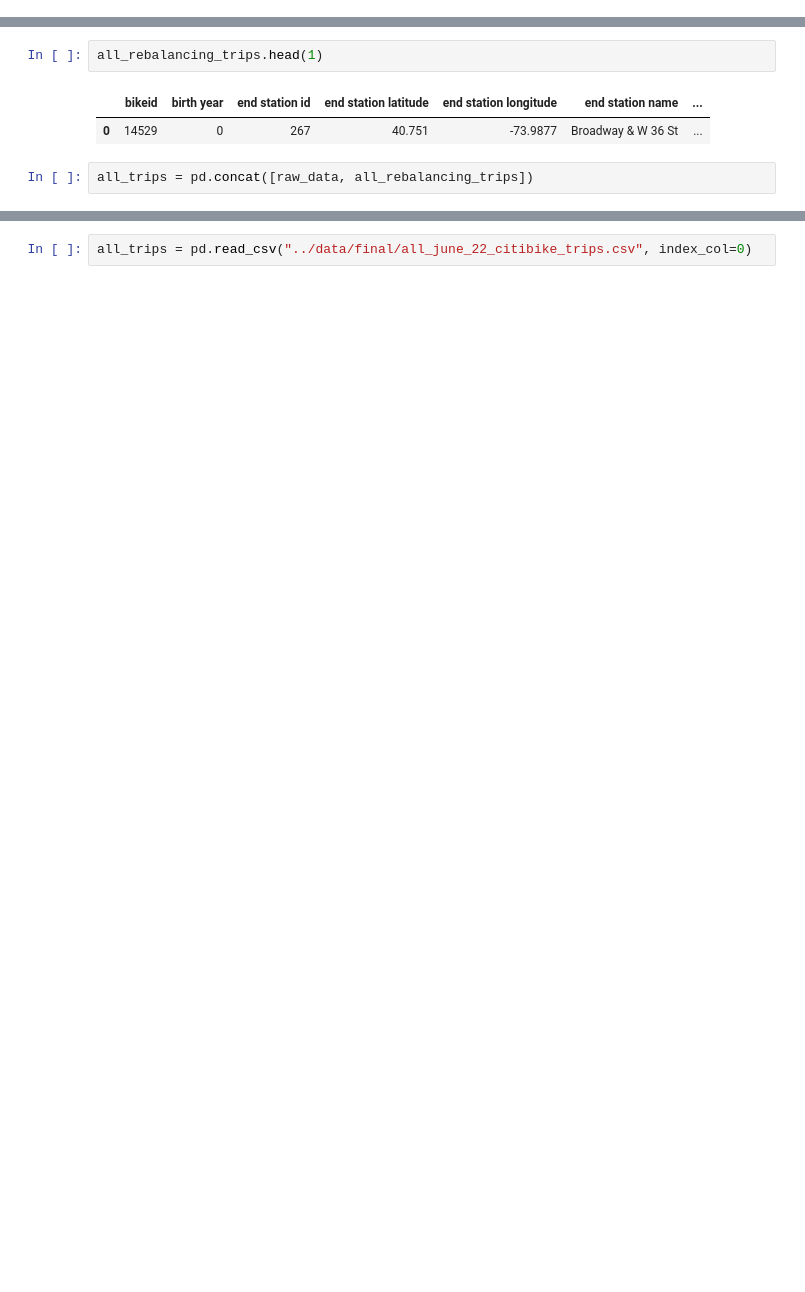
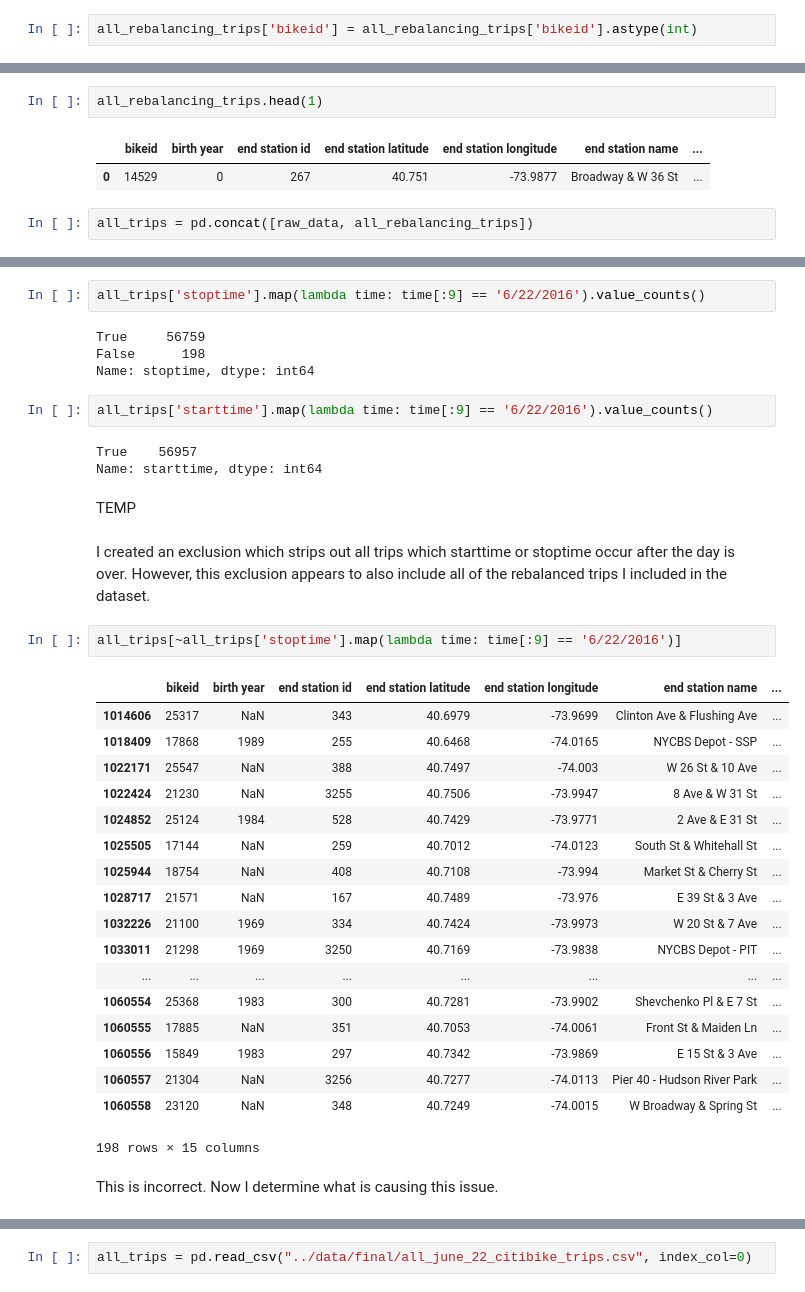
Before and after one commit to ResidentMario/citibike, a Jupyter notebook: notebooks/06—Generating Final Dataset for Processing.ipynb, the cells around one changed output, grey strips where cells are left out. Cells and saved outputs as stored; diff of their text form; blank space fills up the shorter version.

```diff
--- a/notebooks/06—Generating Final Dataset for Processing.ipynb
+++ b/notebooks/06—Generating Final Dataset for Processing.ipynb
@@ -150,0 +349,2 @@ raw_data.head(1)
+# %%
+all_rebalancing_trips['bikeid'] = all_rebalancing_trips['bikeid'].astype(int)
@@ -163,0 +391,38 @@ len(all_trips)
+# %%
+all_trips['stoptime'].map(lambda time: time[:9] == '6/22/2016').value_counts()
+# %% [output]
+True     56759
+False      198
+Name: stoptime, dtype: int64
+# %%
+all_trips['starttime'].map(lambda time: time[:9] == '6/22/2016').value_counts()
+# %% [output]
+True    56957
+Name: starttime, dtype: int64
+# %% [markdown]
+TEMP
+# %% [markdown]
+I created an exclusion which strips out all trips which starttime or stoptime occur after the day is over. However, this exclusion appears to also include all of the rebalanced trips I included in the dataset.
+# %%
+all_trips[~all_trips['stoptime'].map(lambda time: time[:9] == '6/22/2016')]
+# %% [output]
+|  | bikeid | birth year | end station id | end station latitude | end station longitude | end station name | ... |
+| 1014606 | 25317 | NaN | 343 | 40.6979 | -73.9699 | Clinton Ave & Flushing Ave | ... |
+| 1018409 | 17868 | 1989 | 255 | 40.6468 | -74.0165 | NYCBS Depot - SSP | ... |
+| 1022171 | 25547 | NaN | 388 | 40.7497 | -74.003 | W 26 St & 10 Ave | ... |
+| 1022424 | 21230 | NaN | 3255 | 40.7506 | -73.9947 | 8 Ave & W 31 St | ... |
+| 1024852 | 25124 | 1984 | 528 | 40.7429 | -73.9771 | 2 Ave & E 31 St | ... |
+| 1025505 | 17144 | NaN | 259 | 40.7012 | -74.0123 | South St & Whitehall St | ... |
+| 1025944 | 18754 | NaN | 408 | 40.7108 | -73.994 | Market St & Cherry St | ... |
+| 1028717 | 21571 | NaN | 167 | 40.7489 | -73.976 | E 39 St & 3 Ave | ... |
+| 1032226 | 21100 | 1969 | 334 | 40.7424 | -73.9973 | W 20 St & 7 Ave | ... |
+| 1033011 | 21298 | 1969 | 3250 | 40.7169 | -73.9838 | NYCBS Depot - PIT | ... |
+| ... | ... | ... | ... | ... | ... | ... | ... |
+| 1060554 | 25368 | 1983 | 300 | 40.7281 | -73.9902 | Shevchenko Pl & E 7 St | ... |
+| 1060555 | 17885 | NaN | 351 | 40.7053 | -74.0061 | Front St & Maiden Ln | ... |
+| 1060556 | 15849 | 1983 | 297 | 40.7342 | -73.9869 | E 15 St & 3 Ave | ... |
+| 1060557 | 21304 | NaN | 3256 | 40.7277 | -74.0113 | Pier 40 - Hudson River Park | ... |
+| 1060558 | 23120 | NaN | 348 | 40.7249 | -74.0015 | W Broadway & Spring St | ... |
+198 rows × 15 columns
+# %% [markdown]
+This is incorrect. Now I determine what is causing this issue.
```
Also changed, not shown: parts of 89 cells of this notebook, 7 other files.
